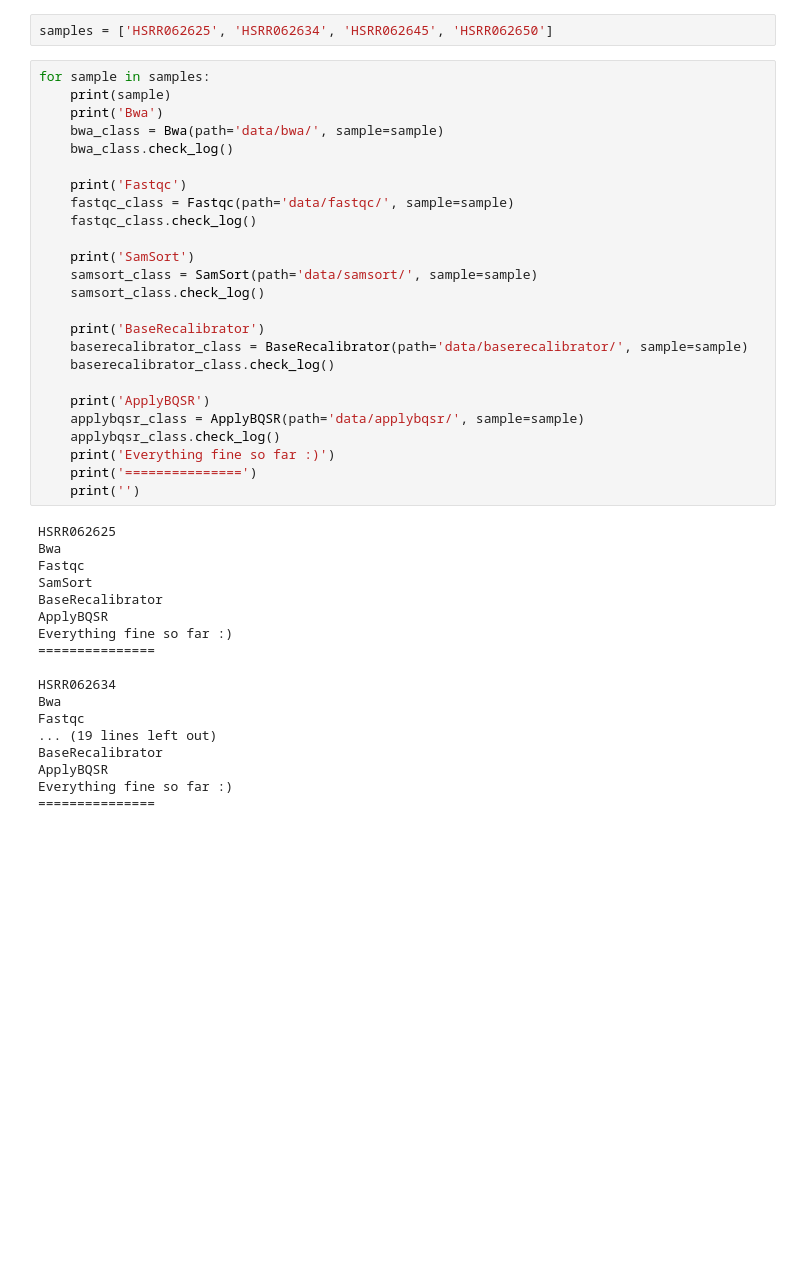
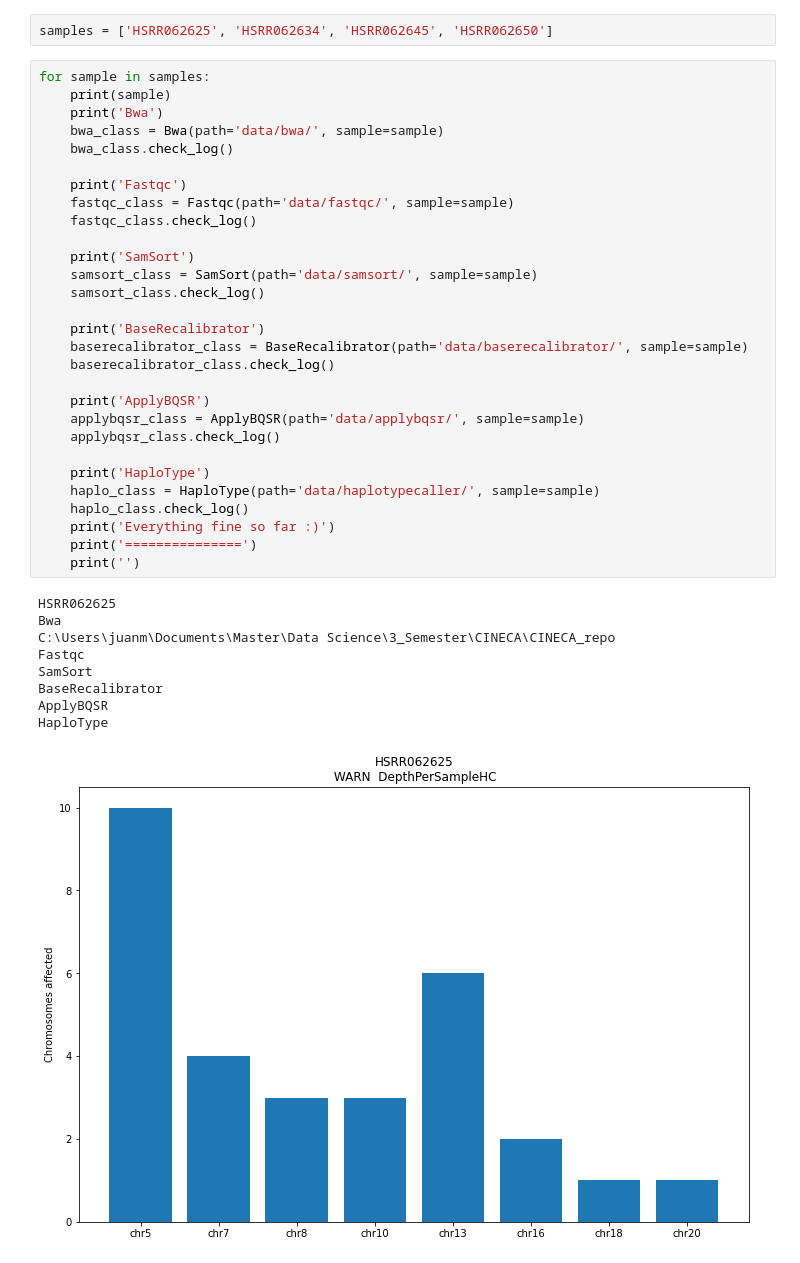
Before and after one commit to JuanMataNaranjo/CINECA_repo, a Jupyter notebook: Testing.ipynb, the cells around one changed output. Saved outputs shown, nothing was run; the diff lists cells and outputs as text; blank space fills up the shorter version.

Commit message:
Add statisitics to the warning part. Include test to check output existence

```diff
--- a/Testing.ipynb
+++ b/Testing.ipynb
@@ -21,41 +21,37 @@ for sample in samples:
     print(sample)
     print('Bwa')
     bwa_class = Bwa(path='data/bwa/', sample=sample)
     bwa_class.check_log()
 
     print('Fastqc')
     fastqc_class = Fastqc(path='data/fastqc/', sample=sample)
     fastqc_class.check_log()
 
     print('SamSort')
     samsort_class = SamSort(path='data/samsort/', sample=sample)
     samsort_class.check_log()
 
     print('BaseRecalibrator')
     baserecalibrator_class = BaseRecalibrator(path='data/baserecalibrator/', sample=sample)
     baserecalibrator_class.check_log()
 
     print('ApplyBQSR')
     applybqsr_class = ApplyBQSR(path='data/applybqsr/', sample=sample)
     applybqsr_class.check_log()
+
+    print('HaploType')
+    haplo_class = HaploType(path='data/haplotypecaller/', sample=sample)
+    haplo_class.check_log()
     print('Everything fine so far :)')
     print('===============')
     print('')
 # %% [output]
 HSRR062625
 Bwa
+C:\Users\juanm\Documents\Master\Data Science\3_Semester\CINECA\CINECA_repo
 Fastqc
 SamSort
 BaseRecalibrator
 ApplyBQSR
-Everything fine so far :)
-===============
-
-HSRR062634
-Bwa
-Fastqc
-... (19 lines left out)
-BaseRecalibrator
-ApplyBQSR
-Everything fine so far :)
-===============
+HaploType
+[figure, added]
```
Also changed, not shown: parts of 2 cells of this notebook, 4 other files.
